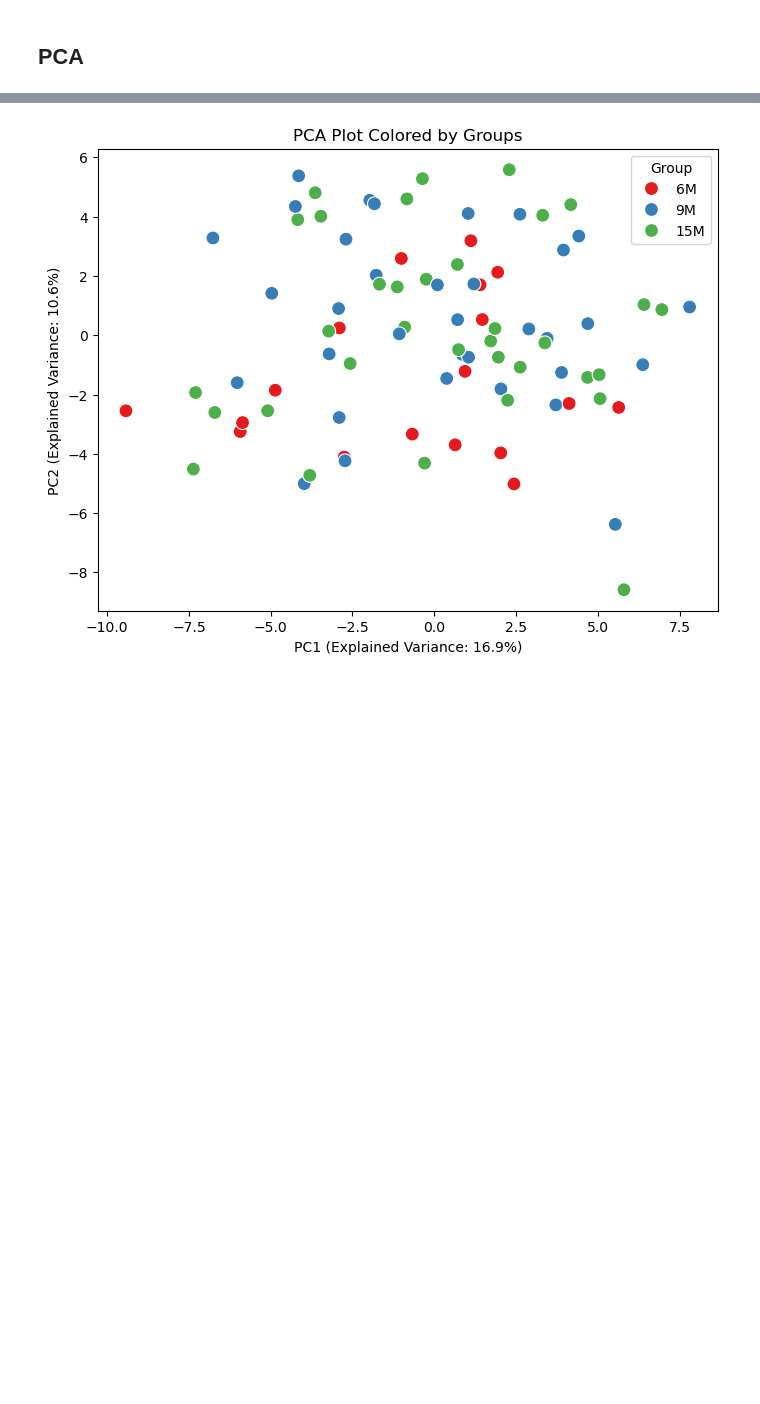
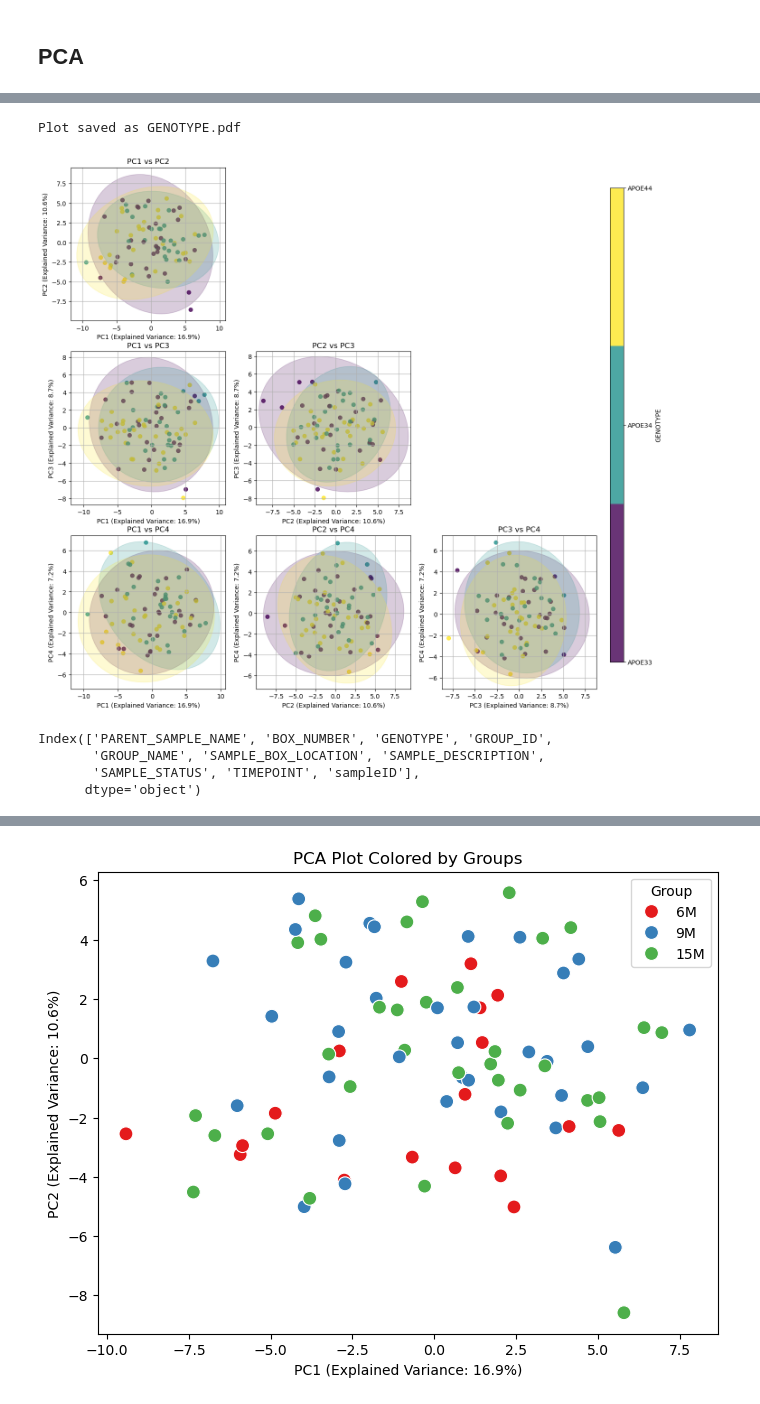
Before and after one commit to RaymondSHANG/P3_metabolon, a Jupyter notebook: code/data_preprocessing.ipynb, the cells around one changed output, grey strips where cells are left out. Cells and saved outputs as stored; diff of their text form; code cells hidden in the pictures; blank space fills up the shorter version.

```diff
--- a/code/data_preprocessing.ipynb
+++ b/code/data_preprocessing.ipynb
@@ -194,0 +403,12 @@ pca_df["group"] = pca_df.index.map(samples.set_index("PARENT_SAMPLE_NAME")["TIME
+# %%
+plot_pca_triangular(pca_df,pca.explained_variance_ratio_,hue="GENOTYPE",save_path="GENOTYPE.pdf")
+# %% [output]
+Plot saved as GENOTYPE.pdf
+[figure, added]
+# %%
+samples.columns
+# %% [output]
+Index(['PARENT_SAMPLE_NAME', 'BOX_NUMBER', 'GENOTYPE', 'GROUP_ID',
+       'GROUP_NAME', 'SAMPLE_BOX_LOCATION', 'SAMPLE_DESCRIPTION',
+       'SAMPLE_STATUS', 'TIMEPOINT', 'sampleID'],
+      dtype='object')
```
Also changed, not shown: parts of 11 cells of this notebook.
